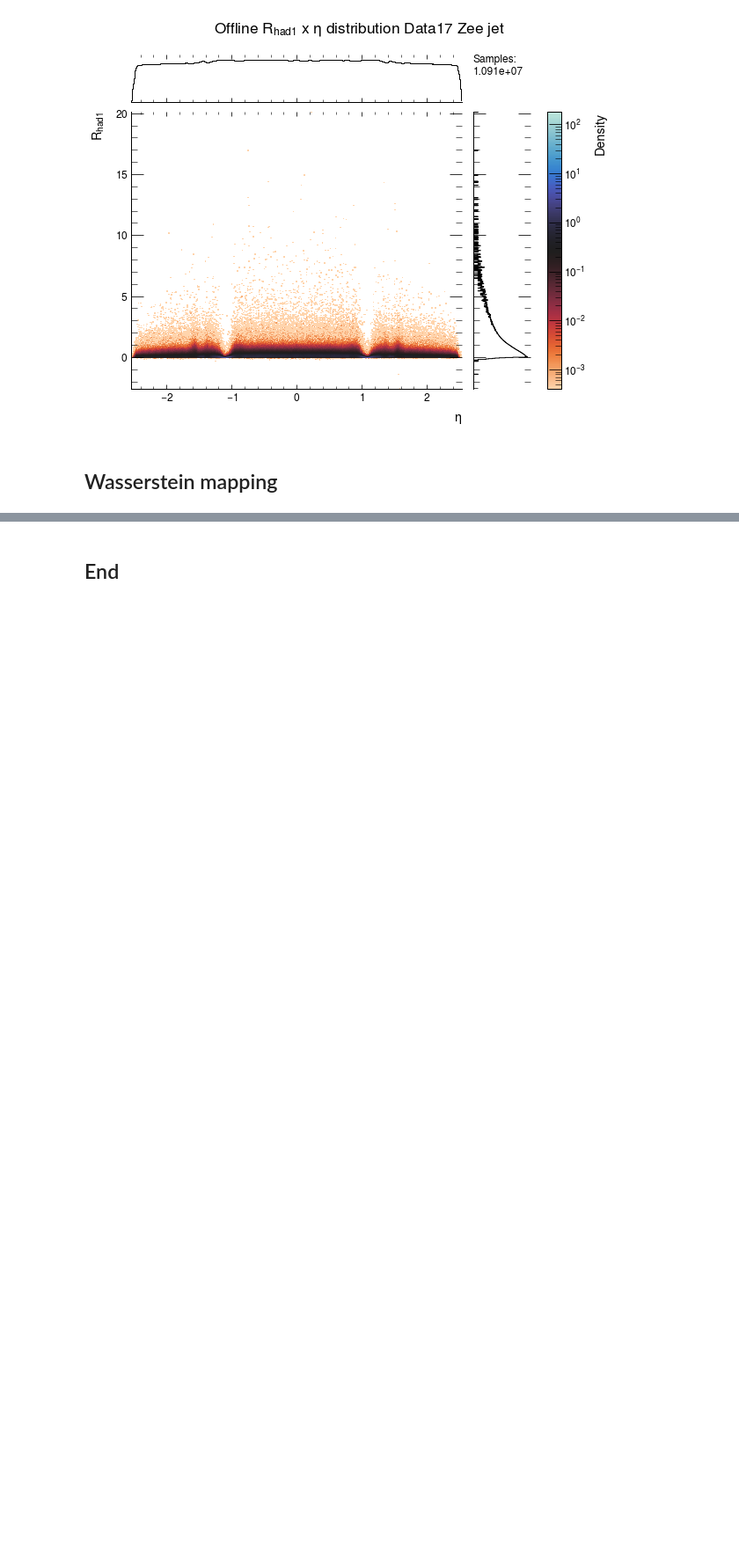
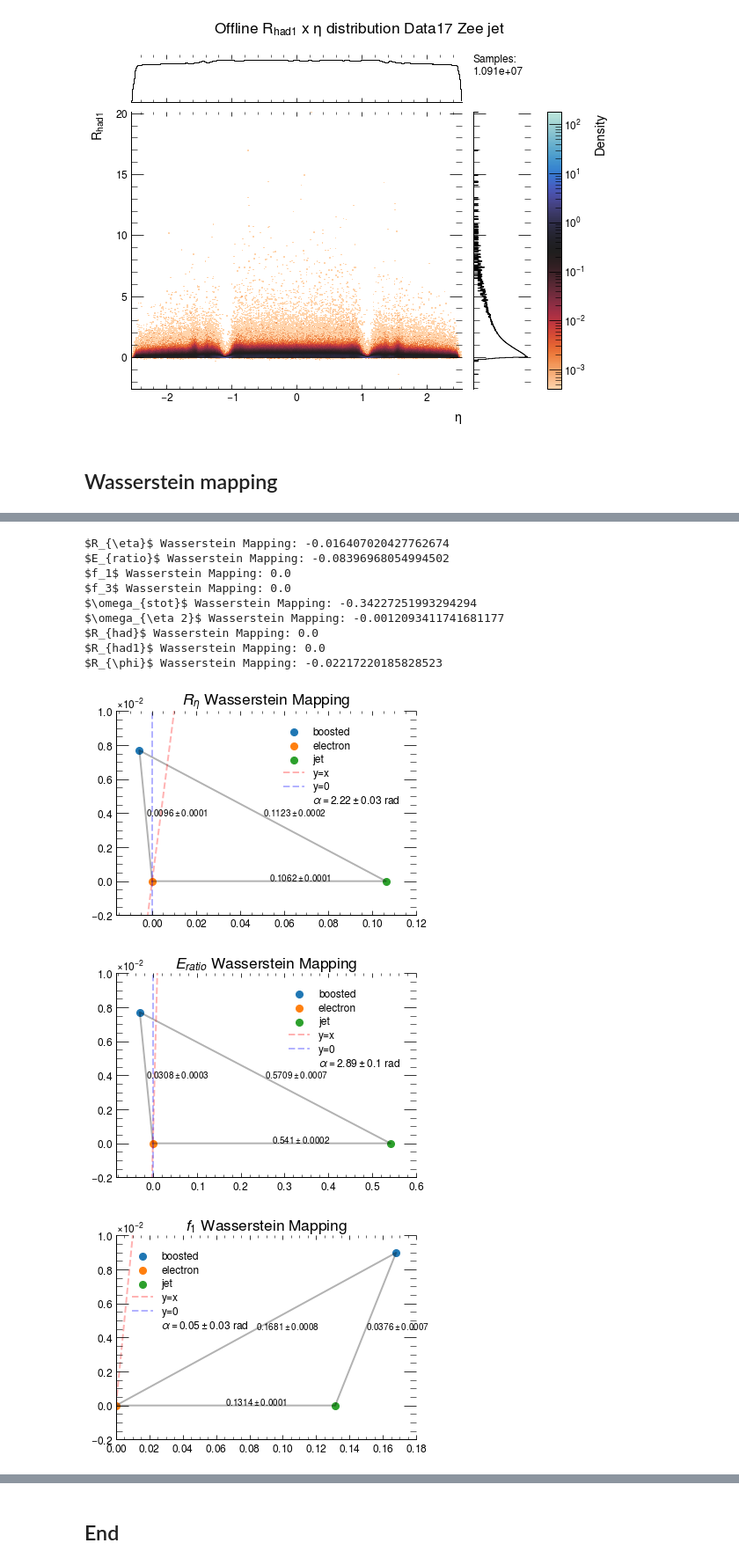
Before and after one commit to lucasbanunes/ringer, a Jupyter notebook: plots.ipynb, the cells around one changed output, grey strips where cells are left out. Shown at 88% size. Saved outputs shown, nothing was run; the diff lists cells and outputs as text; code cells hidden in the pictures; blank space fills up the shorter version.

Commit message:
Added wasserstein_plotting.py

```diff
--- a/plots.ipynb
+++ b/plots.ipynb
@@ -683,0 +675,36 @@ wass_distances
+# %%
+vars_to_plot = wass_distances['name'].unique()
+plots = dict()
+for var_name in vars_to_plot:
+    is_fold_data = wass_distances['description'].str.startswith('fold')
+    is_var_data = wass_distances['name'] == var_name
+    var_distances = wass_distances.loc[is_fold_data & is_var_data].describe()
+    plots[var_name] = distance_triangle_plot(
+    a = var_distances.loc['mean', 'boosted_jet'],
+    b = var_distances.loc['mean', 'boosted_el'],
+    c = var_distances.loc['mean', 'el_jet'],
+    a_err = var_distances.loc['std', 'boosted_jet'],
+    b_err = var_distances.loc['std', 'boosted_el'],
+    c_err = var_distances.loc['std', 'el_jet'],
+    A_label = 'electron',
+    B_label = 'jet',
+    C_label = 'boosted',
+    title = f'{var_infos.loc[var_name, "label"]} Wasserstein Mapping',
+    plot_references = True,
+    legend = True,
+    legend_kwargs = {} if var_name != 'f1' else dict(loc=2),
+    filepath = os.path.join('analysis', 'wasserstein_mapping', f'{var_name}_fold_mapping.png')
+    )
+# %% [output]
+$R_{\eta}$ Wasserstein Mapping: -0.016407020427762674
+$E_{ratio}$ Wasserstein Mapping: -0.08396968054994502
+$f_1$ Wasserstein Mapping: 0.0
+$f_3$ Wasserstein Mapping: 0.0
+$\omega_{stot}$ Wasserstein Mapping: -0.34227251993294294
+$\omega_{\eta 2}$ Wasserstein Mapping: -0.0012093411741681177
+$R_{had}$ Wasserstein Mapping: 0.0
+$R_{had1}$ Wasserstein Mapping: 0.0
+$R_{\phi}$ Wasserstein Mapping: -0.02217220185828523
+[figure, added]
+[figure, added]
+[figure, added]
```
Also changed, not shown: parts of 5 cells of this notebook, 4 other files.
